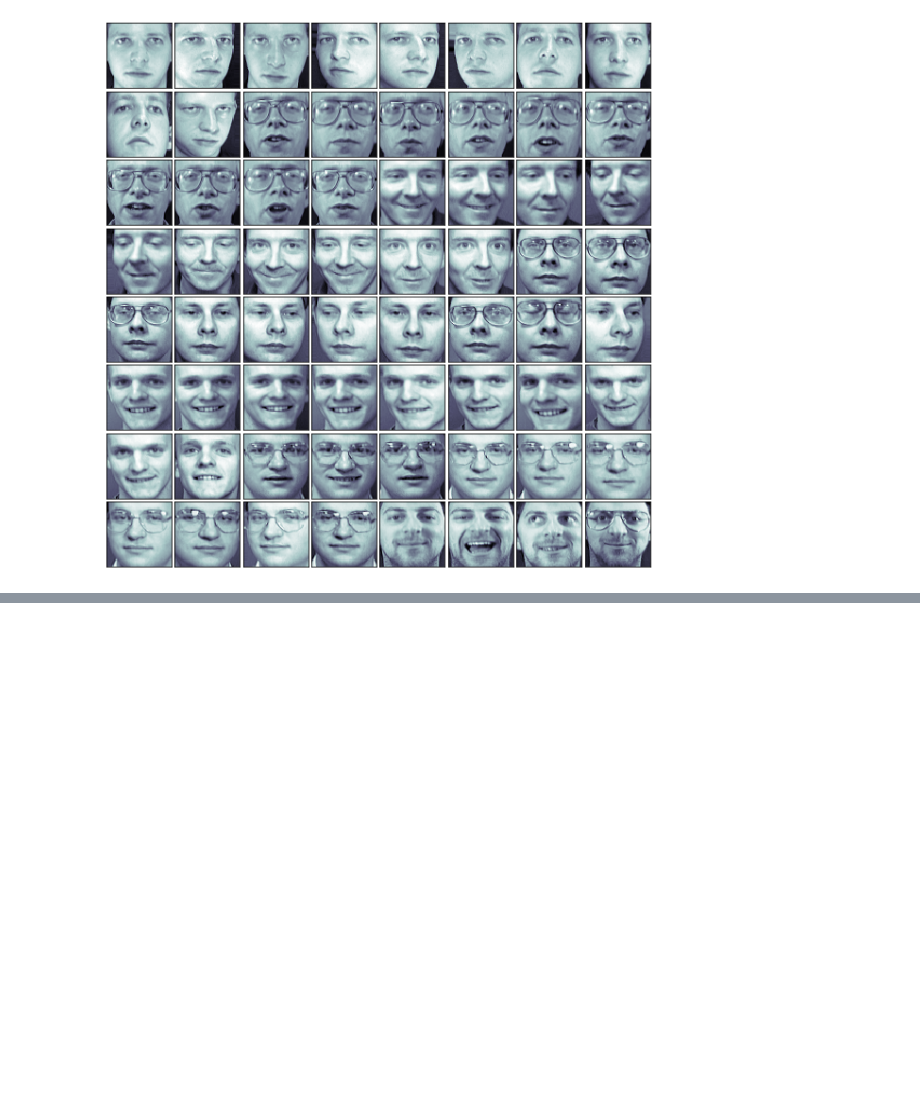
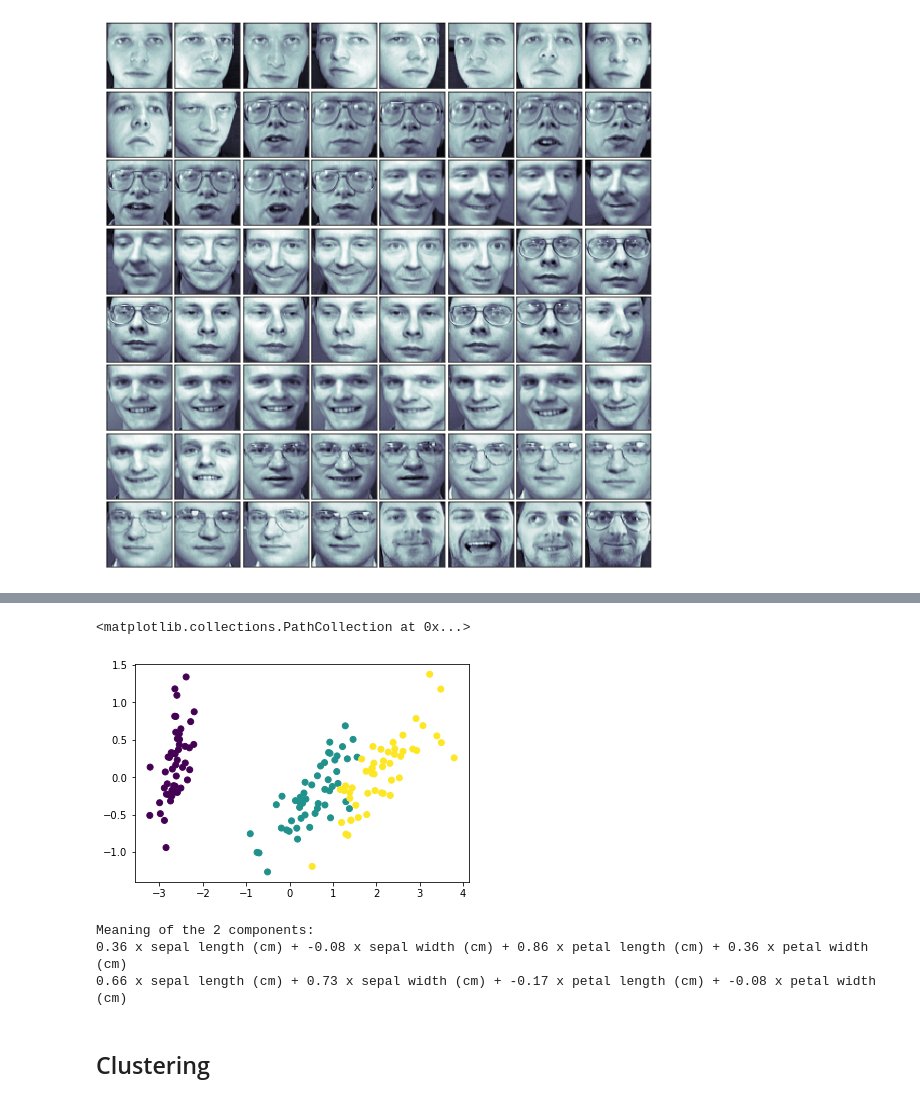
Before and after one commit to joshfuchs/DataScience_projects, a Jupyter notebook: SciKitLearn intro.ipynb, the cells around one changed output, grey strips where cells are left out. Drawn from its saved outputs; the diff is of its cells as text; code cells hidden in the pictures; blank space fills up the shorter version.

```diff
--- a/SciKitLearn intro.ipynb
+++ b/SciKitLearn intro.ipynb
@@ -193,0 +289,16 @@ for i in range(64):
+# %%
+plt.scatter(X_reduced[:,0], X_reduced[:, 1], c = y)
+# %% [output]
+<matplotlib.collections.PathCollection at 0x...>
+[figure, added]
+# %%
+print('Meaning of the 2 components:')
+for component in pca.components_:
+    print(" + ".join("%.2f x %s" % (value, name)
+                    for value, name in zip(component, iris.feature_names)))
+# %% [output]
+Meaning of the 2 components:
+0.36 x sepal length (cm) + -0.08 x sepal width (cm) + 0.86 x petal length (cm) + 0.36 x petal width (cm)
+0.66 x sepal length (cm) + 0.73 x sepal width (cm) + -0.17 x petal length (cm) + -0.08 x petal width (cm)
+# %% [markdown]
+## Clustering
```
Also changed, not shown: parts of 26 cells of this notebook.
